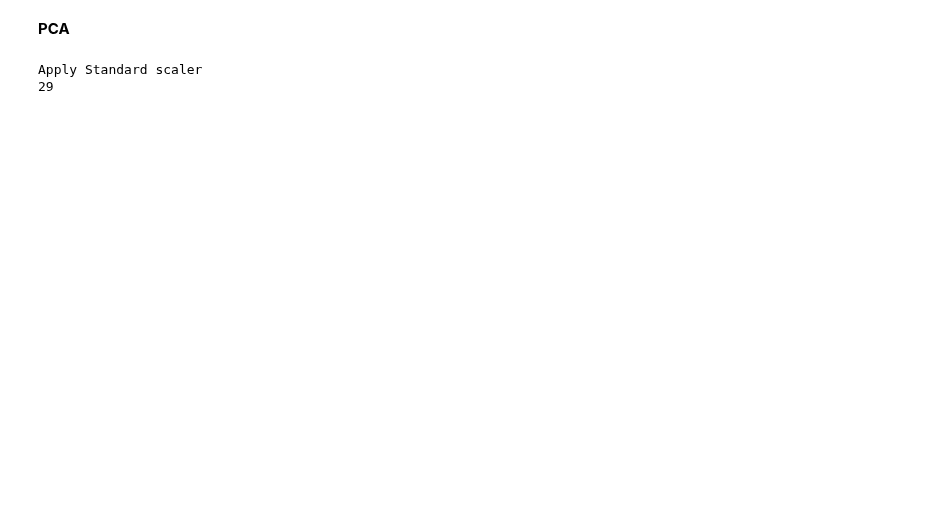
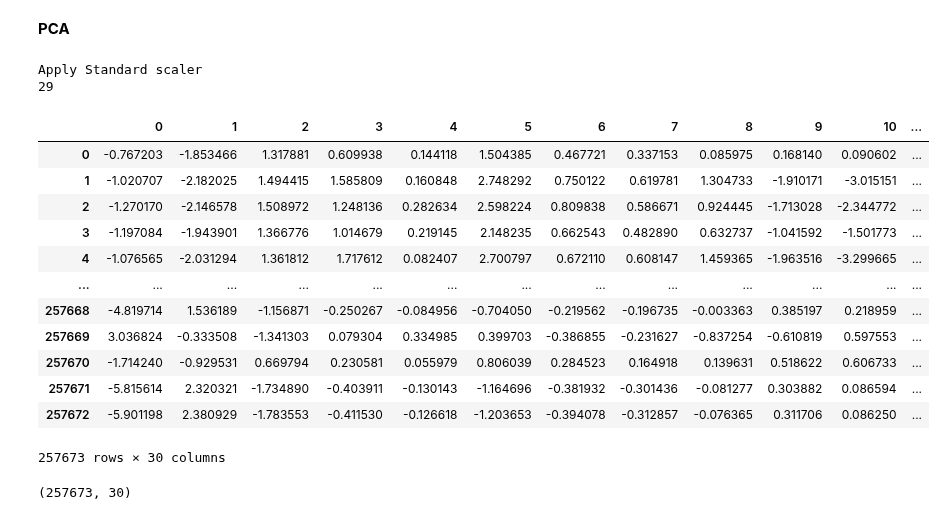
Before and after one commit to divyaKh/CMPE255Project, a Jupyter notebook: 4.Preprocessing/pre_processing.ipynb, the cells around one changed output. Cells and saved outputs as stored; diff of their text form; code cells hidden in the pictures; blank space fills up the shorter version.

```diff
--- a/4.Preprocessing/pre_processing.ipynb
+++ b/4.Preprocessing/pre_processing.ipynb
@@ -51,6 +51,7 @@ Drive already mounted at /content/drive; to attempt to forcibly remount, call dr
 # %%
 def loaddata(file):
     dataset =  pd.read_csv(file)
+    dataset =dataset.drop(columns='attack_cat')
     dataset.head(5)
     dataset = pd.DataFrame(dataset).fillna(0)
 #   dataset = pd.get_dummies(dataset,columns= ['attack_cat'])
@@ -155,4 +156,5 @@ def without_preprocess(filename):
     return X,y,dataset
     #check if the dataset is gaussian
 # %%
-X,y,dataset=without_preprocess("./input/cleaned_dataset_label_encoding.csv")
+X,y,dataset=without_preprocess("/content/drive/MyDrive/cleaned_dataset_label_encoding.csv")
+dataset.shape
@@ -207,21 +248,39 @@ df.to_csv('dataset_minmax_corr.csv', index=False)
 # %% [markdown]
 **PCA**
 # %%
-X_pca=dataset.drop(columns=['label','attack_cat'])
+X_pca=dataset.drop(columns=['label'])
 y_pca=dataset['label']
 n_com=0.99
 cols =X_pca.columns
 #Add min max scaler and return the dataset in pandas dataframe :
 print("Apply Standard scaler")
 X_pca = applyStandardScaler(X_pca)
 X_pca = pd.DataFrame(X_pca, columns =cols)
 X_pca = applyPCA(X_pca, n_com)
 X_pca.shape
 X_pca
-#np.savetxt("dataset_pca.csv", X_pca, delimiter=",",header='', encoding=None)
+#np.savetxt("X_pca.csv", X_pca, delimiter=",",header='', encoding=None)
 df = pd.DataFrame(X_pca)
 df=pd.concat([df,y],axis=1)
 df.to_csv('dataset_pca.csv', index=False)
+df
 # %% [output]
 Apply Standard scaler
 29
+|  | 0 | 1 | 2 | 3 | 4 | 5 | 6 | 7 | 8 | 9 | 10 | ... |
+| 0 | -0.767203 | -1.853466 | 1.317881 | 0.609938 | 0.144118 | 1.504385 | 0.467721 | 0.337153 | 0.085975 | 0.168140 | 0.090602 | ... |
+| 1 | -1.020707 | -2.182025 | 1.494415 | 1.585809 | 0.160848 | 2.748292 | 0.750122 | 0.619781 | 1.304733 | -1.910171 | -3.015151 | ... |
+| 2 | -1.270170 | -2.146578 | 1.508972 | 1.248136 | 0.282634 | 2.598224 | 0.809838 | 0.586671 | 0.924445 | -1.713028 | -2.344772 | ... |
+| 3 | -1.197084 | -1.943901 | 1.366776 | 1.014679 | 0.219145 | 2.148235 | 0.662543 | 0.482890 | 0.632737 | -1.041592 | -1.501773 | ... |
+| 4 | -1.076565 | -2.031294 | 1.361812 | 1.717612 | 0.082407 | 2.700797 | 0.672110 | 0.608147 | 1.459365 | -1.963516 | -3.299665 | ... |
+| ... | ... | ... | ... | ... | ... | ... | ... | ... | ... | ... | ... | ... |
+| 257668 | -4.819714 | 1.536189 | -1.156871 | -0.250267 | -0.084956 | -0.704050 | -0.219562 | -0.196735 | -0.003363 | 0.385197 | 0.218959 | ... |
+| 257669 | 3.036824 | -0.333508 | -1.341303 | 0.079304 | 0.334985 | 0.399703 | -0.386855 | -0.231627 | -0.837254 | -0.610819 | 0.597553 | ... |
+| 257670 | -1.714240 | -0.929531 | 0.669794 | 0.230581 | 0.055979 | 0.806039 | 0.284523 | 0.164918 | 0.139631 | 0.518622 | 0.606733 | ... |
+| 257671 | -5.815614 | 2.320321 | -1.734890 | -0.403911 | -0.130143 | -1.164696 | -0.381932 | -0.301436 | -0.081277 | 0.303882 | 0.086594 | ... |
+| 257672 | -5.901198 | 2.380929 | -1.783553 | -0.411530 | -0.126618 | -1.203653 | -0.394078 | -0.312857 | -0.076365 | 0.311706 | 0.086250 | ... |
+257673 rows × 30 columns
+# %%
+df.shape
+# %% [output]
+(257673, 30)
```
Also changed, not shown: parts of 8 cells of this notebook.
